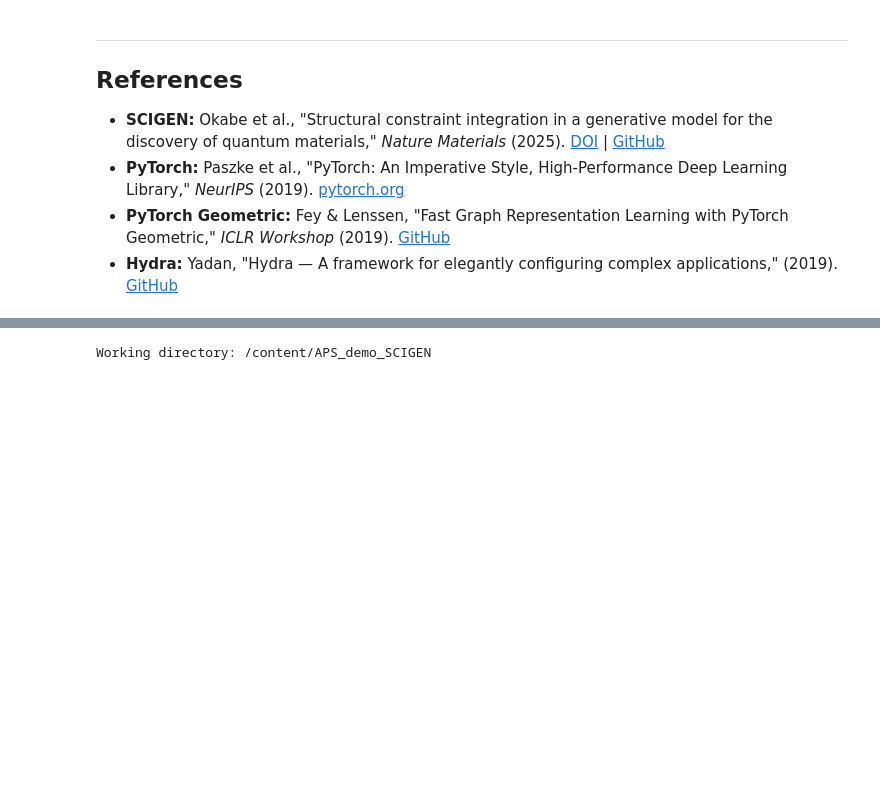
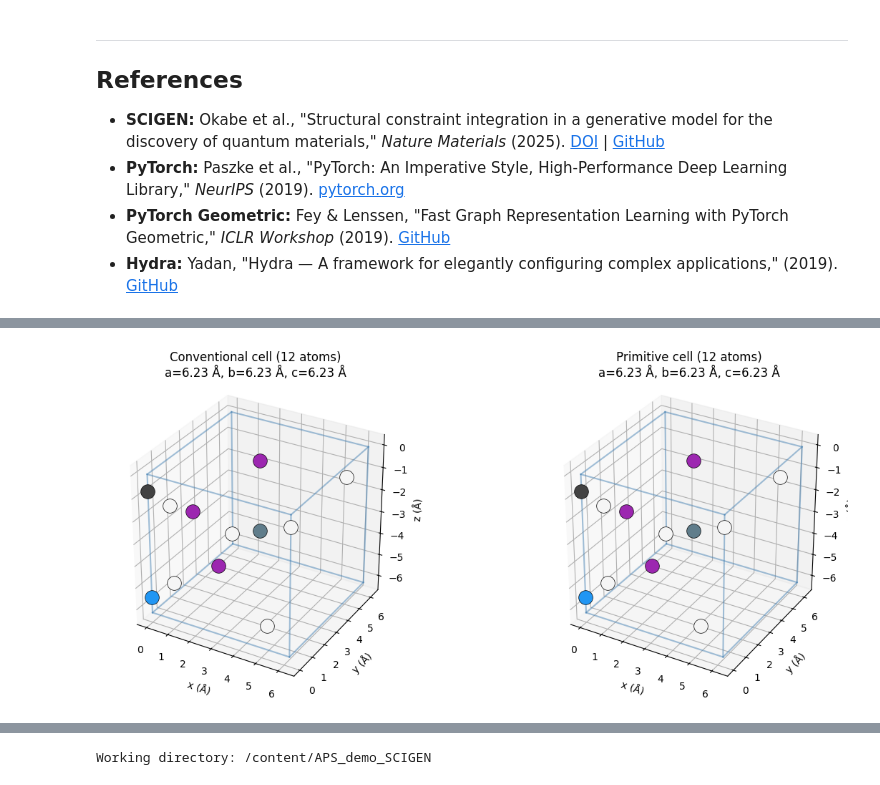
Before and after one commit to tffnnnnnn/Machine_Learning_MASnI3, a Jupyter notebook: SCIGEN_00_02_04setup.ipynb, the cells around one changed output, grey strips where cells are left out. Drawn from its saved outputs; the diff is of its cells as text; code cells hidden in the pictures; blank space fills up the shorter version.

```diff
--- a/SCIGEN_00_02_04setup.ipynb
+++ b/SCIGEN_00_02_04setup.ipynb
@@ -696,0 +793,13 @@ Setup complete! You are ready for the tutorial.
+# %%
+print(f'Formula:           {masni3.composition.reduced_formula}')
+print(f'Number of atoms:   {masni3.num_sites}')
+print(f'Volume:            {masni3.volume:.2f} Å³')
+print(f'Density:           {masni3.density:.3f} g/cm³')
+print()
+print('Lattice parameters:')
+print(f'  a={masni3.lattice.a:.2f} Å, b={masni3.lattice.b:.2f} Å, c={masni3.lattice.c:.2f} Å')
+print(f'  α={masni3.lattice.alpha:.1f}°, β={masni3.lattice.beta:.1f}°, γ={masni3.lattice.gamma:.1f}°')
+print()
+print('Fractional coordinates:')
+for site in masni3:
+    print(f'  {site.species_string:>4s}  {site.frac_coords}')
@@ -696,0 +1111,81 @@ Setup complete! You are ready for the tutorial.
+# %%
+# Side-by-side visualization: conventional vs primitive MASnI3
+import matplotlib.pyplot as plt
+import numpy as np
+
+fig = plt.figure(figsize=(13, 5))
+
+structures = [masni3_conv, masni3_prim]
+
+titles = [
+    f'Conventional cell ({masni3_conv.num_sites} atoms)\n'
+    f'a={masni3_conv.lattice.a:.2f} Å, '
+    f'b={masni3_conv.lattice.b:.2f} Å, '
+    f'c={masni3_conv.lattice.c:.2f} Å',
+
+    f'Primitive cell ({masni3_prim.num_sites} atoms)\n'
+    f'a={masni3_prim.lattice.a:.2f} Å, '
+    f'b={masni3_prim.lattice.b:.2f} Å, '
+    f'c={masni3_prim.lattice.c:.2f} Å'
+]
+
+for panel, (struct, title) in enumerate(zip(structures, titles)):
+    ax = fig.add_subplot(1, 2, panel + 1, projection='3d')
+    L = struct.lattice.matrix
+
+    # Draw unit cell box
+    o = np.zeros(3)
+    a_vec, b_vec, c_vec = L[0], L[1], L[2]
+
+    edges = [
+        (o, a_vec), (o, b_vec), (o, c_vec),
+        (a_vec, a_vec+b_vec), (a_vec, a_vec+c_vec),
+        (b_vec, a_vec+b_vec), (b_vec, b_vec+c_vec),
+        (c_vec, a_vec+c_vec), (c_vec, b_vec+c_vec),
+        (a_vec+b_vec, a_vec+b_vec+c_vec),
+        (a_vec+c_vec, a_vec+b_vec+c_vec),
+        (b_vec+c_vec, a_vec+b_vec+c_vec)
+    ]
+
+    for p1, p2 in edges:
+        ax.plot3D(
+            *zip(p1, p2),
+            color='steelblue',
+            lw=1.5,
+            alpha=0.5
+        )
+
+    # Draw atoms with element colors
+    colors_map = {
+        'Sn': '#607D8B',
+        'I':  '#9C27B0',
+        'C':  '#424242',
+        'N':  '#2196F3',
+        'H':  '#F5F5F5'
+    }
+
+    for site in struct:
+        col = colors_map.get(site.species_string, '#888888')
+
+        ax.scatter(
+            *site.coords,
+            s=200,
+            c=col,
+            edgecolors='black',
+            linewidths=0.5,
+            zorder=5
+        )
+
+    ax.set_title(title, fontsize=12)
+    ax.set_xlabel('x (Å)')
+    ax.set_ylabel('y (Å)')
+    ax.set_zlabel('z (Å)')
+    ax.set_box_aspect([1, 1, 1])
+
+plt.tight_layout()
+plt.show()
+
+print("Both unit cells tile to produce the same infinite MASnI3 crystal.")
+print("The cell shapes depend on the detected crystal symmetry.")
+# %% [output]
+[figure, added]
```
Also changed, not shown: parts of 32 cells of this notebook.
